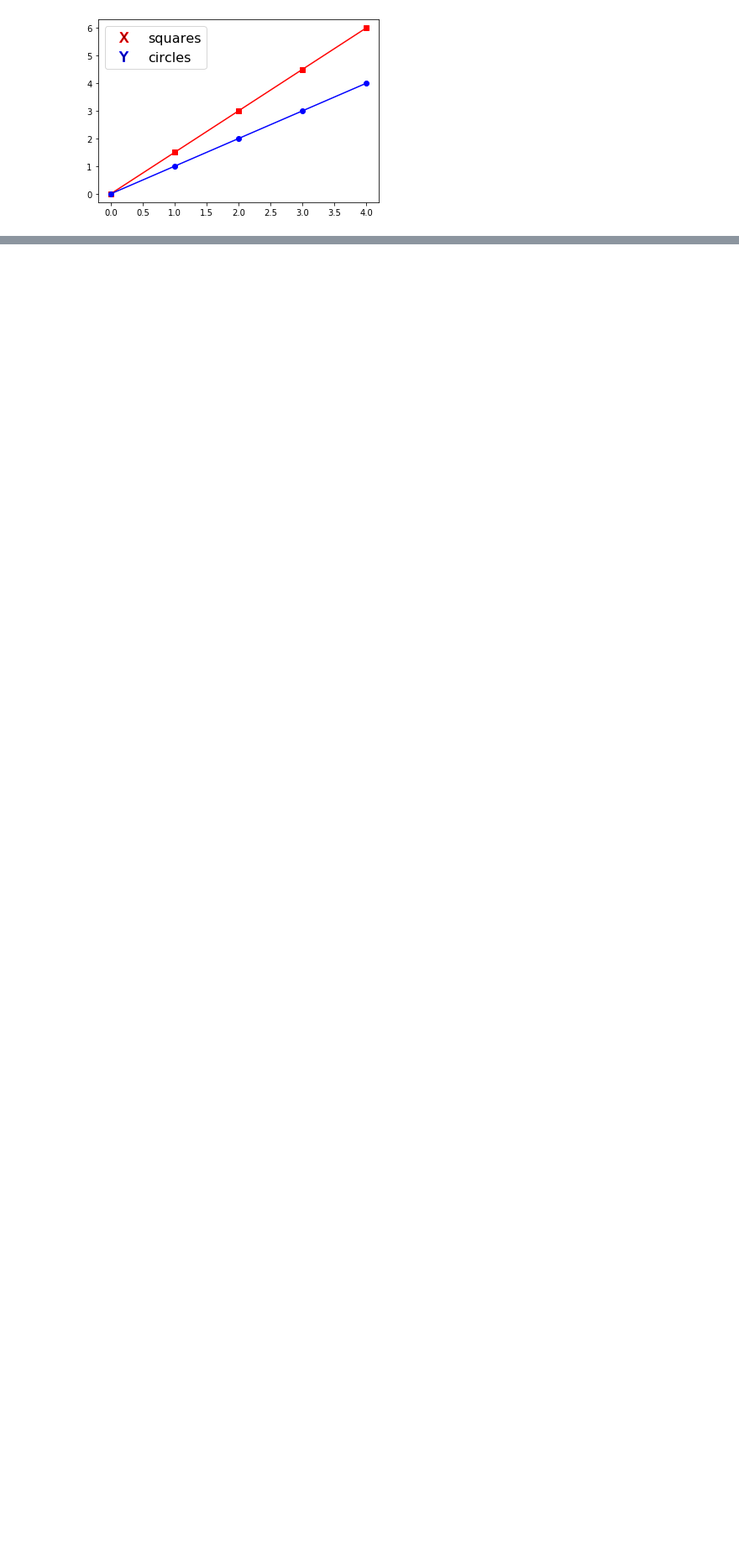
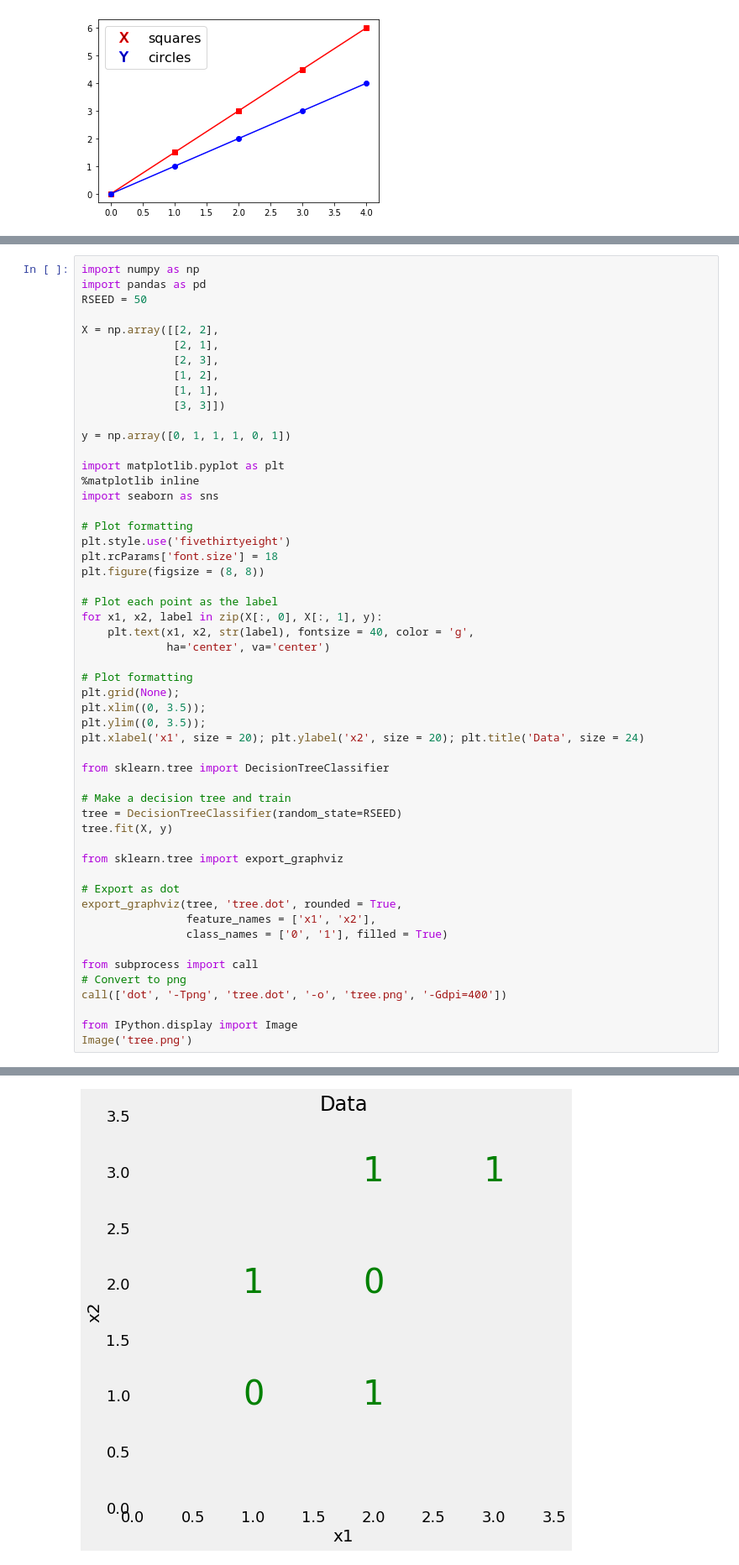
Before and after one commit to LimboRift/wkzq, a Jupyter notebook: Yoink.ipynb, the cells around one changed output, grey strips where cells are left out. Shown at 84% size. Cells and saved outputs as stored; diff of their text form; blank space fills up the shorter version.

```diff
--- a/Yoink.ipynb
+++ b/Yoink.ipynb
@@ -117,0 +101,54 @@ FigureWidget({
+# %%
+import numpy as np
+import pandas as pd
+RSEED = 50
+
+X = np.array([[2, 2],
+              [2, 1],
+              [2, 3],
+              [1, 2],
+              [1, 1],
+              [3, 3]])
+
+y = np.array([0, 1, 1, 1, 0, 1])
+
+import matplotlib.pyplot as plt
+%matplotlib inline
+import seaborn as sns
+
+# Plot formatting
+plt.style.use('fivethirtyeight')
+plt.rcParams['font.size'] = 18
+plt.figure(figsize = (8, 8))
+
+# Plot each point as the label
+for x1, x2, label in zip(X[:, 0], X[:, 1], y):
+    plt.text(x1, x2, str(label), fontsize = 40, color = 'g',
+             ha='center', va='center')
+
+# Plot formatting
+plt.grid(None);
+plt.xlim((0, 3.5));
+plt.ylim((0, 3.5));
+plt.xlabel('x1', size = 20); plt.ylabel('x2', size = 20); plt.title('Data', size = 24)
+
+from sklearn.tree import DecisionTreeClassifier
+
+# Make a decision tree and train
+tree = DecisionTreeClassifier(random_state=RSEED)
+tree.fit(X, y)
+
+from sklearn.tree import export_graphviz
+
+# Export as dot
+export_graphviz(tree, 'tree.dot', rounded = True,
+                feature_names = ['x1', 'x2'],
+                class_names = ['0', '1'], filled = True)
+
+from subprocess import call
+# Convert to png
+call(['dot', '-Tpng', 'tree.dot', '-o', 'tree.png', '-Gdpi=400'])
+
+from IPython.display import Image
+Image('tree.png')
+# %% [output]
@@ -117,0 +156 @@ FigureWidget({
+[figure, added]
```
Also changed, not shown: parts of 2 cells of this notebook, 11 other files.
